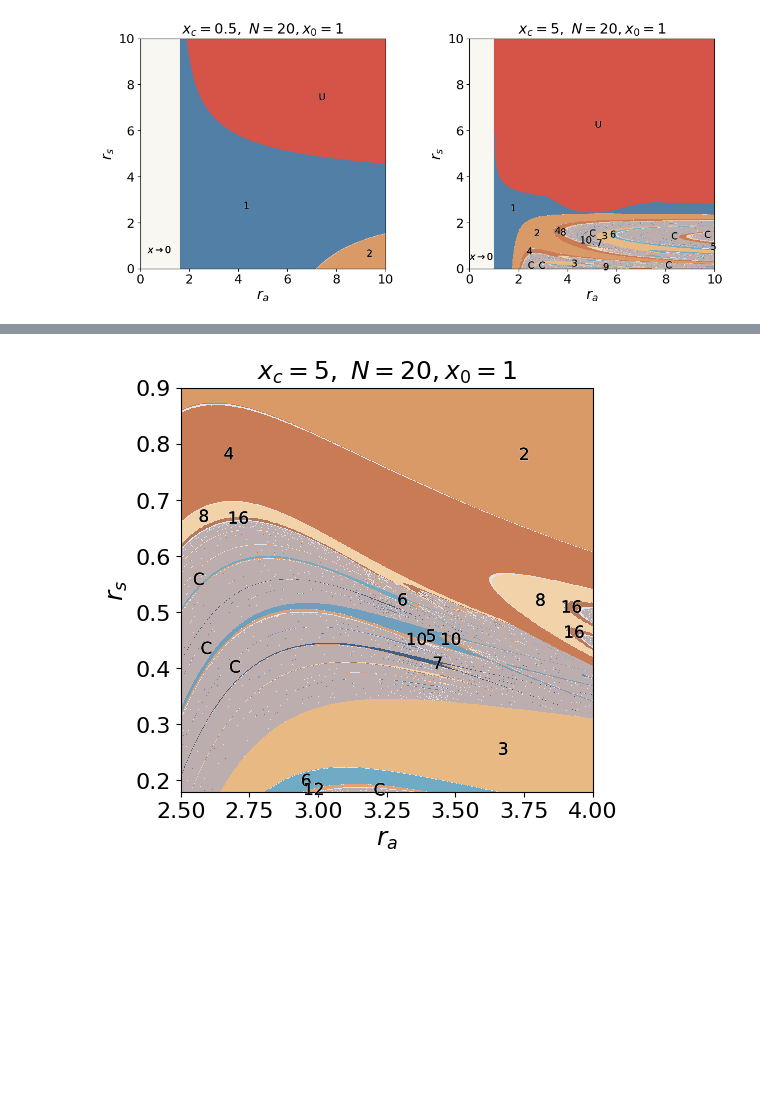
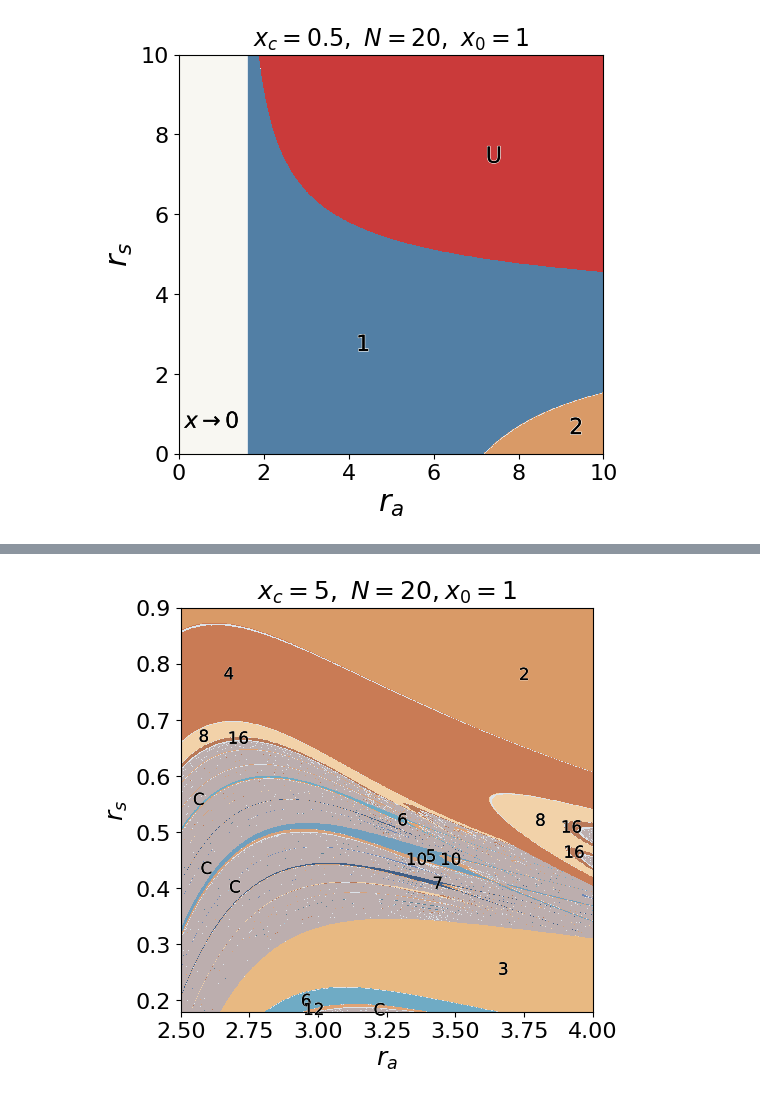
Before and after one commit to yobysheva/kursovaya, a Jupyter notebook: r_s_r_a_regimes.ipynb, the cells around one changed output, grey strips where cells are left out. Drawn from its saved outputs; the diff is of its cells as text; code cells hidden in the pictures; blank space fills up the shorter version.

```diff
--- a/r_s_r_a_regimes.ipynb
+++ b/r_s_r_a_regimes.ipynb
@@ -482,7 +482,7 @@ def plot_regime_maps(
     base_colors.extend([
         # "#AEB4BC",  # хаос — серый
         "#bcaeae",
-        "#D65347",  # убегание — коралловый
+        "#ca3a3a",  # убегание — коралловый
         "#DCE3EA"   # период > max_period
     ])
 
@@ -634,7 +634,7 @@ def plot_regime_maps(
                     ),
                     path_effects=[
                         pe.withStroke(
-                            linewidth=0.5,
+                            linewidth=1.0,
                             foreground="#F8F7F2"
                         ),
                         pe.Normal()
@@ -696,12 +696,12 @@ def plot_regime_maps(
         )
 
         ax.set_title(
-            rf"$x_c={xc},\ N={N}, x_0={x0}$",
-            fontsize=fontsize
+            rf"$x_c={xc},\ N={N},\ x_0={x0}$",
+            fontsize=fontsize - 5
         )
 
         ax.tick_params(
-            labelsize=max(6, fontsize - 2)
+            labelsize=max(6, fontsize - 6)
         )
 
     # Colorbar намеренно отсутствует
@@ -710,23 +732,22 @@ def plot_regime_maps(
 # %%
 params = [
     (0.5, 20),
-    (5, 20),
 ]
 resolution = 1300
 fig, axes, results = plot_regime_maps(
     params=params,
     x0=1,
     rs_range=(0, 10),
     ra_range=(0, 10),
     resolution=resolution,
     transient=2000,
     tail_len=512,
     max_period=10,
-    figsize=(11, 5),
-    fontsize=18,
+    figsize=(5.2, 5),
+    fontsize=22,
     min_label_area=round(200 * (resolution / 300) ** 2)
 )
 
 plt.show()
 # %% [output]
-[figure, old version]
+[figure, new version]
```
Also changed, not shown: parts of 20 cells of this notebook, 2 other files.
